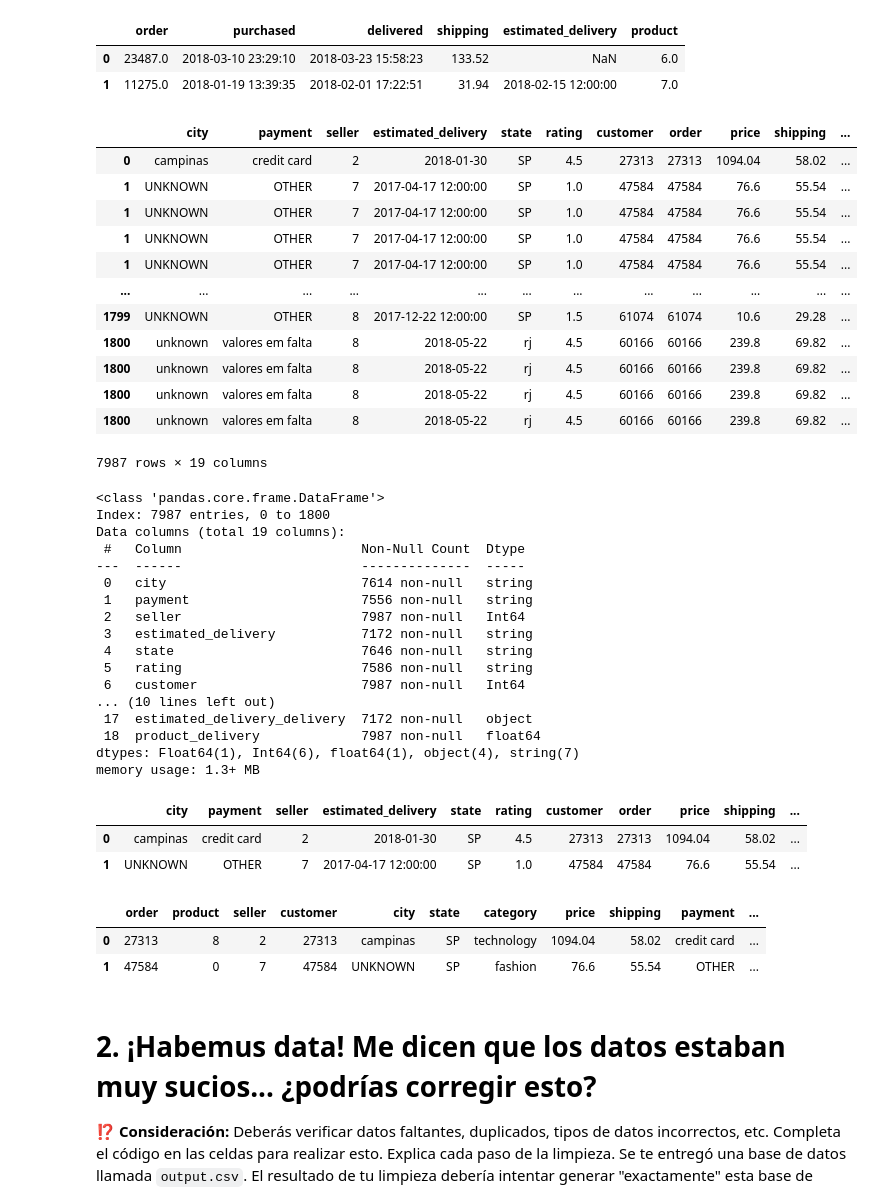
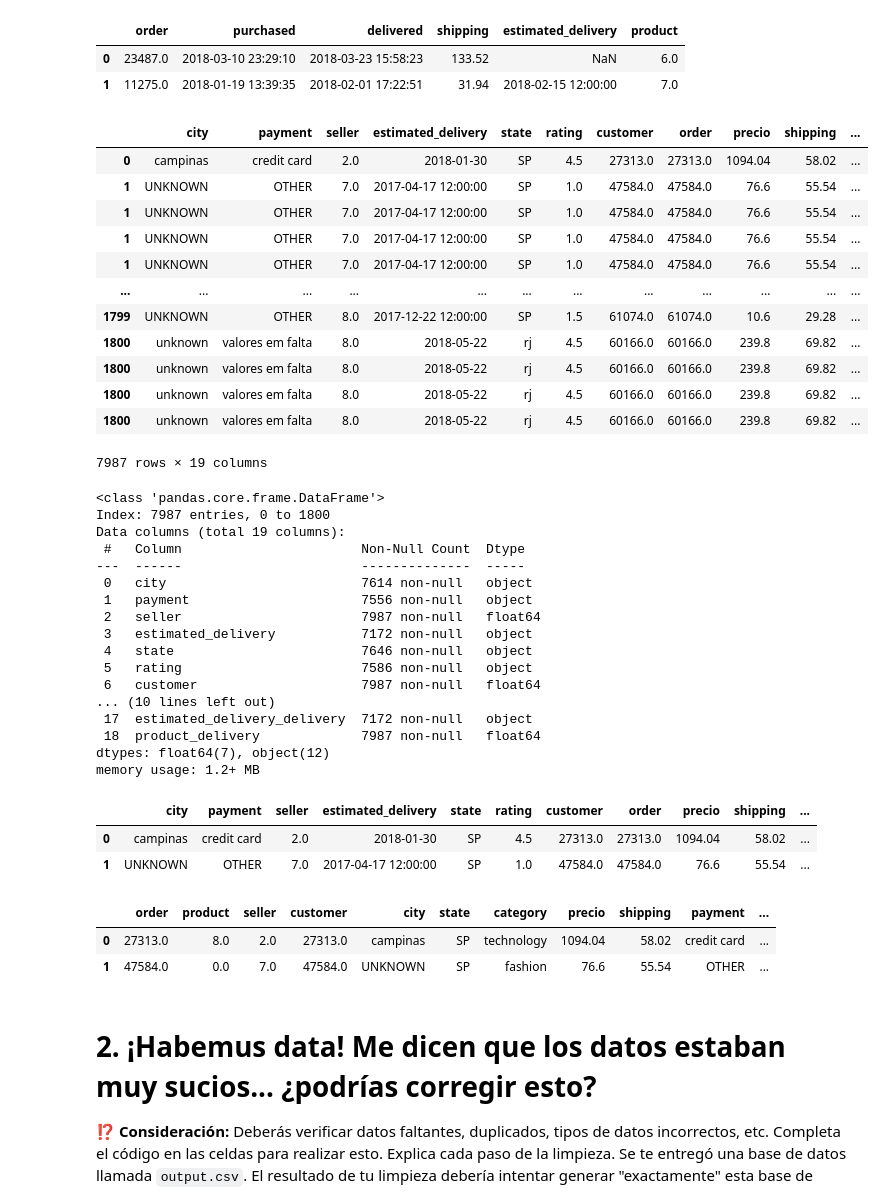
Before and after one commit to julvc/python_diplo, a Jupyter notebook: Julio_Varas_MP1.ipynb, the cells around one changed output. Cells and saved outputs as stored; diff of their text form; code cells hidden in the pictures.

```diff
--- a/Julio_Varas_MP1.ipynb
+++ b/Julio_Varas_MP1.ipynb
@@ -89,7 +89,6 @@ order.head(2)
 | 0 | campinas | credit card | 2.0 | 2018-01-30 | SP | 4.5 | 27313.0 | 27313.0 |
 | 1 | UNKNOWN | OTHER | 7.0 | 2017-04-17 12:00:00 | SP | 1.0 | 47584.0 | 47584.0 |
 # %%
-product = pd.read_csv('raw_ecommerce_product.csv', index_col=0).rename(columns={'precio':'price'})
-product['price'] = pd.to_numeric(product['price'], errors='coerce')
+product = pd.read_csv('raw_ecommerce_product.csv', index_col=0)
 product.head(2)
 # %% [output]
@@ -104,22 +103,22 @@ delivery.head(2)
 | 0 | 23487.0 | 2018-03-10 23:29:10 | 2018-03-23 15:58:23 | 133.52 | NaN | 6.0 |
 | 1 | 11275.0 | 2018-01-19 13:39:35 | 2018-02-01 17:22:51 | 31.94 | 2018-02-15 12:00:00 | 7.0 |
 # %%
-df = order.join(product.set_index('order'),rsuffix='_product', on='order').convert_dtypes()
+df = order.join(product.set_index('order'),rsuffix='_product', on='order')
 df = df.join(delivery.set_index('order'),rsuffix='_delivery', on='order')
 df
 # %% [output]
-|  | city | payment | seller | estimated_delivery | state | rating | customer | order | price | shipping | ... |
-| 0 | campinas | credit card | 2 | 2018-01-30 | SP | 4.5 | 27313 | 27313 | 1094.04 | 58.02 | ... |
-| 1 | UNKNOWN | OTHER | 7 | 2017-04-17 12:00:00 | SP | 1.0 | 47584 | 47584 | 76.6 | 55.54 | ... |
-| 1 | UNKNOWN | OTHER | 7 | 2017-04-17 12:00:00 | SP | 1.0 | 47584 | 47584 | 76.6 | 55.54 | ... |
-| 1 | UNKNOWN | OTHER | 7 | 2017-04-17 12:00:00 | SP | 1.0 | 47584 | 47584 | 76.6 | 55.54 | ... |
-| 1 | UNKNOWN | OTHER | 7 | 2017-04-17 12:00:00 | SP | 1.0 | 47584 | 47584 | 76.6 | 55.54 | ... |
+|  | city | payment | seller | estimated_delivery | state | rating | customer | order | precio | shipping | ... |
+| 0 | campinas | credit card | 2.0 | 2018-01-30 | SP | 4.5 | 27313.0 | 27313.0 | 1094.04 | 58.02 | ... |
+| 1 | UNKNOWN | OTHER | 7.0 | 2017-04-17 12:00:00 | SP | 1.0 | 47584.0 | 47584.0 | 76.6 | 55.54 | ... |
+| 1 | UNKNOWN | OTHER | 7.0 | 2017-04-17 12:00:00 | SP | 1.0 | 47584.0 | 47584.0 | 76.6 | 55.54 | ... |
+| 1 | UNKNOWN | OTHER | 7.0 | 2017-04-17 12:00:00 | SP | 1.0 | 47584.0 | 47584.0 | 76.6 | 55.54 | ... |
+| 1 | UNKNOWN | OTHER | 7.0 | 2017-04-17 12:00:00 | SP | 1.0 | 47584.0 | 47584.0 | 76.6 | 55.54 | ... |
 | ... | ... | ... | ... | ... | ... | ... | ... | ... | ... | ... | ... |
-| 1799 | UNKNOWN | OTHER | 8 | 2017-12-22 12:00:00 | SP | 1.5 | 61074 | 61074 | 10.6 | 29.28 | ... |
-| 1800 | unknown | valores em falta | 8 | 2018-05-22 | rj | 4.5 | 60166 | 60166 | 239.8 | 69.82 | ... |
-| 1800 | unknown | valores em falta | 8 | 2018-05-22 | rj | 4.5 | 60166 | 60166 | 239.8 | 69.82 | ... |
-| 1800 | unknown | valores em falta | 8 | 2018-05-22 | rj | 4.5 | 60166 | 60166 | 239.8 | 69.82 | ... |
-| 1800 | unknown | valores em falta | 8 | 2018-05-22 | rj | 4.5 | 60166 | 60166 | 239.8 | 69.82 | ... |
+| 1799 | UNKNOWN | OTHER | 8.0 | 2017-12-22 12:00:00 | SP | 1.5 | 61074.0 | 61074.0 | 10.6 | 29.28 | ... |
+| 1800 | unknown | valores em falta | 8.0 | 2018-05-22 | rj | 4.5 | 60166.0 | 60166.0 | 239.8 | 69.82 | ... |
+| 1800 | unknown | valores em falta | 8.0 | 2018-05-22 | rj | 4.5 | 60166.0 | 60166.0 | 239.8 | 69.82 | ... |
+| 1800 | unknown | valores em falta | 8.0 | 2018-05-22 | rj | 4.5 | 60166.0 | 60166.0 | 239.8 | 69.82 | ... |
+| 1800 | unknown | valores em falta | 8.0 | 2018-05-22 | rj | 4.5 | 60166.0 | 60166.0 | 239.8 | 69.82 | ... |
 7987 rows × 19 columns
 # %%
 df.info()
@@ -129,18 +128,18 @@ Index: 7987 entries, 0 to 1800
 Data columns (total 19 columns):
  #   Column                       Non-Null Count  Dtype
 ---  ------                       --------------  -----
- 0   city                         7614 non-null   string
- 1   payment                      7556 non-null   string
- 2   seller                       7987 non-null   Int64
- 3   estimated_delivery           7172 non-null   string
- 4   state                        7646 non-null   string
- 5   rating                       7586 non-null   string
- 6   customer                     7987 non-null   Int64
+ 0   city                         7614 non-null   object
+ 1   payment                      7556 non-null   object
+ 2   seller                       7987 non-null   float64
+ 3   estimated_delivery           7172 non-null   object
+ 4   state                        7646 non-null   object
+ 5   rating                       7586 non-null   object
+ 6   customer                     7987 non-null   float64
 ... (10 lines left out)
  17  estimated_delivery_delivery  7172 non-null   object
  18  product_delivery             7987 non-null   float64
-dtypes: Float64(1), Int64(6), float64(1), object(4), string(7)
-memory usage: 1.3+ MB
+dtypes: float64(7), object(12)
+memory usage: 1.2+ MB
 # %%
 drop_columns = [
     'seller_product',
@@ -153,9 +152,9 @@ drop_columns = [
 df.drop(columns=drop_columns, inplace=True, errors='ignore')
 df.head(2)
 # %% [output]
-|  | city | payment | seller | estimated_delivery | state | rating | customer | order | price | shipping | ... |
-| 0 | campinas | credit card | 2 | 2018-01-30 | SP | 4.5 | 27313 | 27313 | 1094.04 | 58.02 | ... |
-| 1 | UNKNOWN | OTHER | 7 | 2017-04-17 12:00:00 | SP | 1.0 | 47584 | 47584 | 76.6 | 55.54 | ... |
+|  | city | payment | seller | estimated_delivery | state | rating | customer | order | precio | shipping | ... |
+| 0 | campinas | credit card | 2.0 | 2018-01-30 | SP | 4.5 | 27313.0 | 27313.0 | 1094.04 | 58.02 | ... |
+| 1 | UNKNOWN | OTHER | 7.0 | 2017-04-17 12:00:00 | SP | 1.0 | 47584.0 | 47584.0 | 76.6 | 55.54 | ... |
 # %%
 correct_order = [
     'order',
@@ -165,7 +164,7 @@ correct_order = [
     'city',
     'state',
     'category',
-    'price',
+    'precio',
     'shipping',
     'payment',
     'purchased',
@@ -176,9 +175,9 @@ correct_order = [
 df = df[correct_order]
 df.head(2)
 # %% [output]
-|  | order | product | seller | customer | city | state | category | price | shipping | payment | ... |
-| 0 | 27313 | 8 | 2 | 27313 | campinas | SP | technology | 1094.04 | 58.02 | credit card | ... |
-| 1 | 47584 | 0 | 7 | 47584 | UNKNOWN | SP | fashion | 76.6 | 55.54 | OTHER | ... |
+|  | order | product | seller | customer | city | state | category | precio | shipping | payment | ... |
+| 0 | 27313.0 | 8.0 | 2.0 | 27313.0 | campinas | SP | technology | 1094.04 | 58.02 | credit card | ... |
+| 1 | 47584.0 | 0.0 | 7.0 | 47584.0 | UNKNOWN | SP | fashion | 76.6 | 55.54 | OTHER | ... |
 # %% [markdown]
 # 2. ¡Habemus data! Me dicen que los datos estaban muy sucios... ¿podrías corregir esto?
 
```
Also changed, not shown: parts of 8 cells of this notebook.
